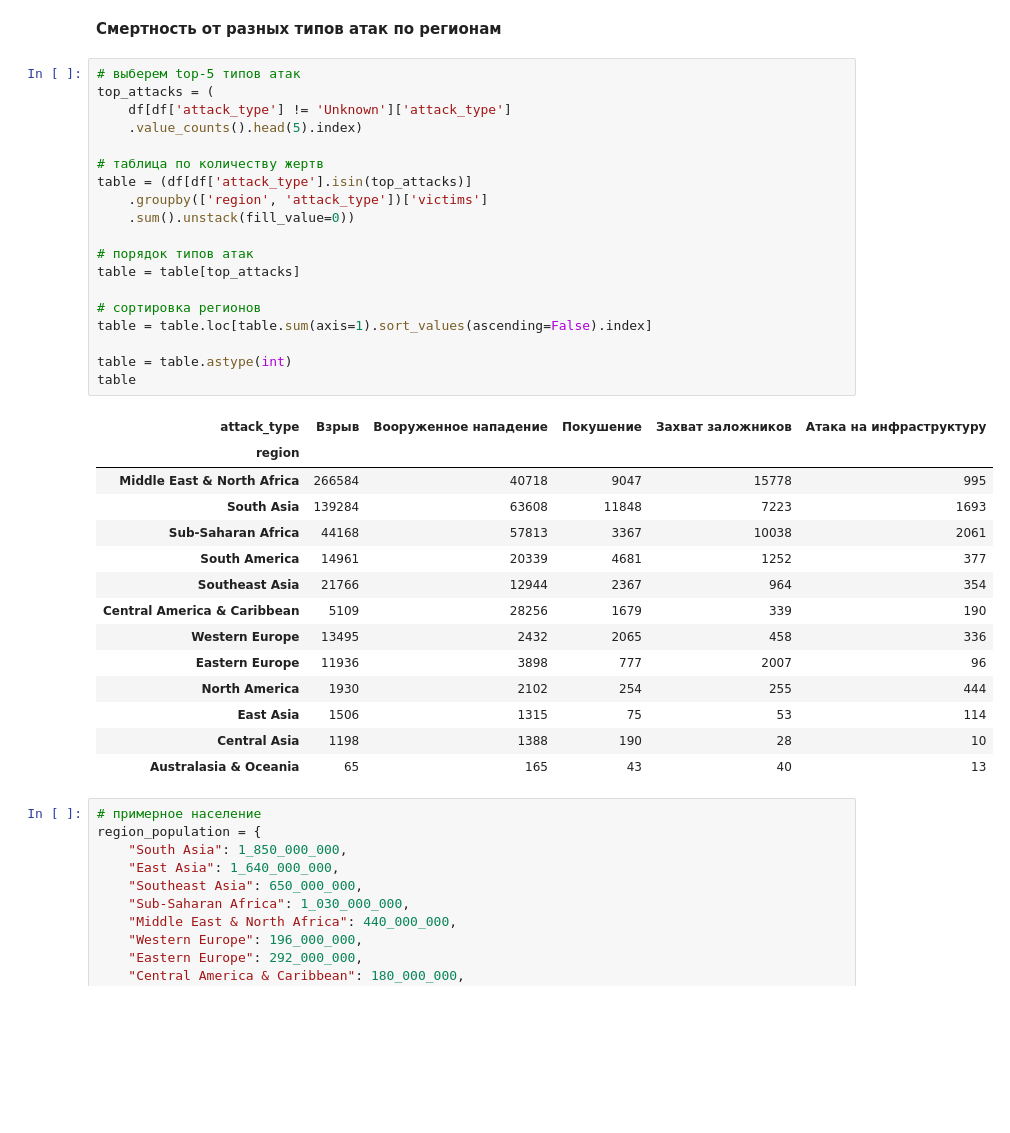
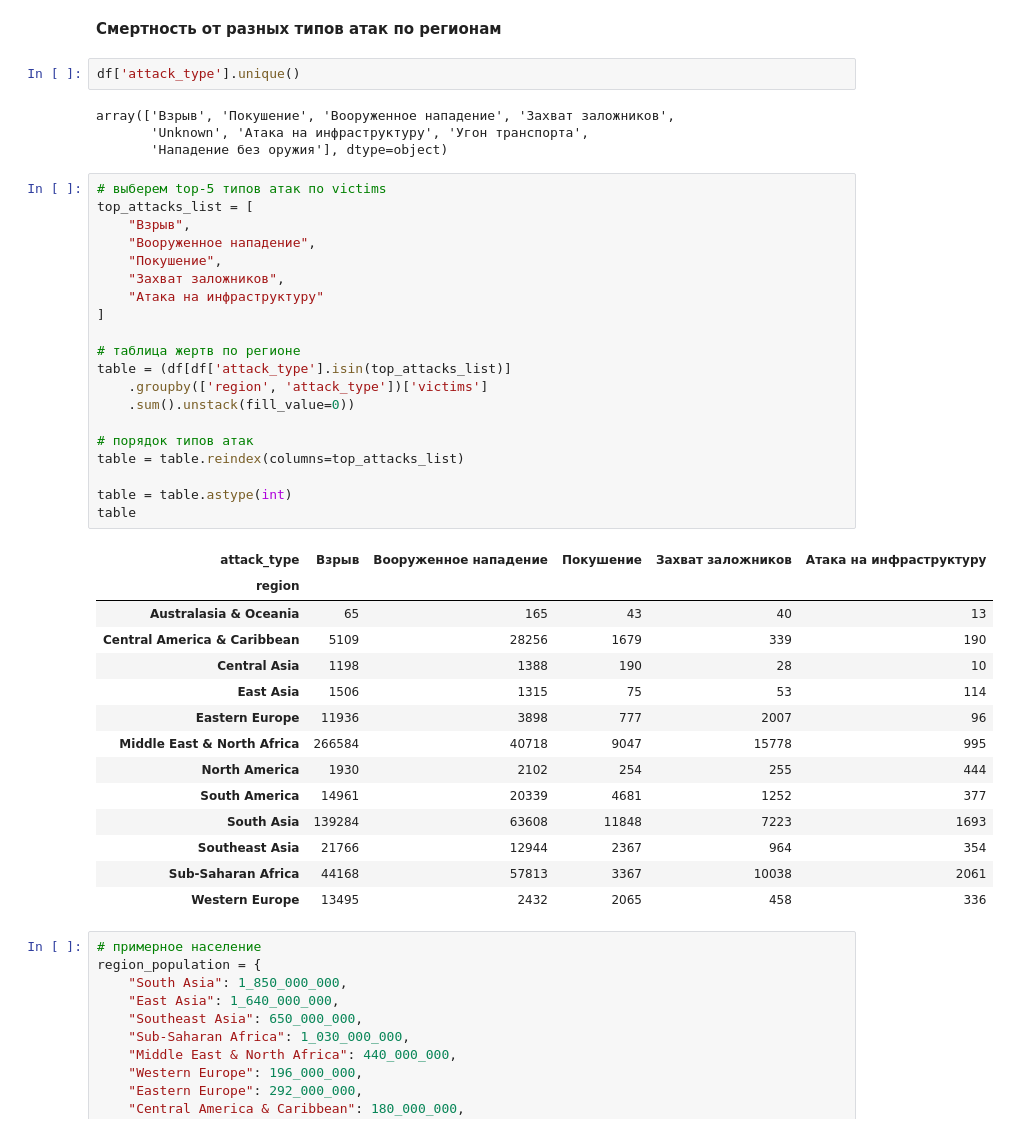
Before and after one commit to niki3080/EDA_Terrorism_ds, a Jupyter notebook: notebooks/02_EDA.ipynb, the cells around one changed output. Saved outputs shown, nothing was run; the diff lists cells and outputs as text; blank space fills up the shorter version.

```diff
--- a/notebooks/02_EDA.ipynb
+++ b/notebooks/02_EDA.ipynb
@@ -375,40 +376,47 @@ plt.show()
 ##  (4) heatmap plot
 # %% [markdown]
 **Смертность от разных типов атак по регионам**
+# %%
+df['attack_type'].unique()
+# %% [output]
+array(['Взрыв', 'Покушение', 'Вооруженное нападение', 'Захват заложников',
+       'Unknown', 'Атака на инфраструктуру', 'Угон транспорта',
+       'Нападение без оружия'], dtype=object)
 # %%
-# выберем top-5 типов атак
-top_attacks = (
-    df[df['attack_type'] != 'Unknown']['attack_type']
-    .value_counts().head(5).index)
+# выберем top-5 типов атак по victims
+top_attacks_list = [
+    "Взрыв",
+    "Вооруженное нападение",
+    "Покушение",
+    "Захват заложников",
+    "Атака на инфраструктуру"
+]
 
-# таблица по количеству жертв
-table = (df[df['attack_type'].isin(top_attacks)]
+# таблица жертв по регионе
+table = (df[df['attack_type'].isin(top_attacks_list)]
     .groupby(['region', 'attack_type'])['victims']
     .sum().unstack(fill_value=0))
 
 # порядок типов атак
-table = table[top_attacks]
-
-# сортировка регионов
-table = table.loc[table.sum(axis=1).sort_values(ascending=False).index]
+table = table.reindex(columns=top_attacks_list)
 
 table = table.astype(int)
 table
 # %% [output]
 | attack_type | Взрыв | Вооруженное нападение | Покушение | Захват заложников | Атака на инфраструктуру |
 | region |  |  |  |  |  |
+| Australasia & Oceania | 65 | 165 | 43 | 40 | 13 |
+| Central America & Caribbean | 5109 | 28256 | 1679 | 339 | 190 |
+| Central Asia | 1198 | 1388 | 190 | 28 | 10 |
+| East Asia | 1506 | 1315 | 75 | 53 | 114 |
+| Eastern Europe | 11936 | 3898 | 777 | 2007 | 96 |
 | Middle East & North Africa | 266584 | 40718 | 9047 | 15778 | 995 |
+| North America | 1930 | 2102 | 254 | 255 | 444 |
+| South America | 14961 | 20339 | 4681 | 1252 | 377 |
 | South Asia | 139284 | 63608 | 11848 | 7223 | 1693 |
+| Southeast Asia | 21766 | 12944 | 2367 | 964 | 354 |
 | Sub-Saharan Africa | 44168 | 57813 | 3367 | 10038 | 2061 |
-| South America | 14961 | 20339 | 4681 | 1252 | 377 |
-| Southeast Asia | 21766 | 12944 | 2367 | 964 | 354 |
-| Central America & Caribbean | 5109 | 28256 | 1679 | 339 | 190 |
 | Western Europe | 13495 | 2432 | 2065 | 458 | 336 |
-| Eastern Europe | 11936 | 3898 | 777 | 2007 | 96 |
-| North America | 1930 | 2102 | 254 | 255 | 444 |
-| East Asia | 1506 | 1315 | 75 | 53 | 114 |
-| Central Asia | 1198 | 1388 | 190 | 28 | 10 |
-| Australasia & Oceania | 65 | 165 | 43 | 40 | 13 |
 # %%
 # примерное население
 region_population = {
```
Also changed, not shown: parts of 20 cells of this notebook, 1 other file.
